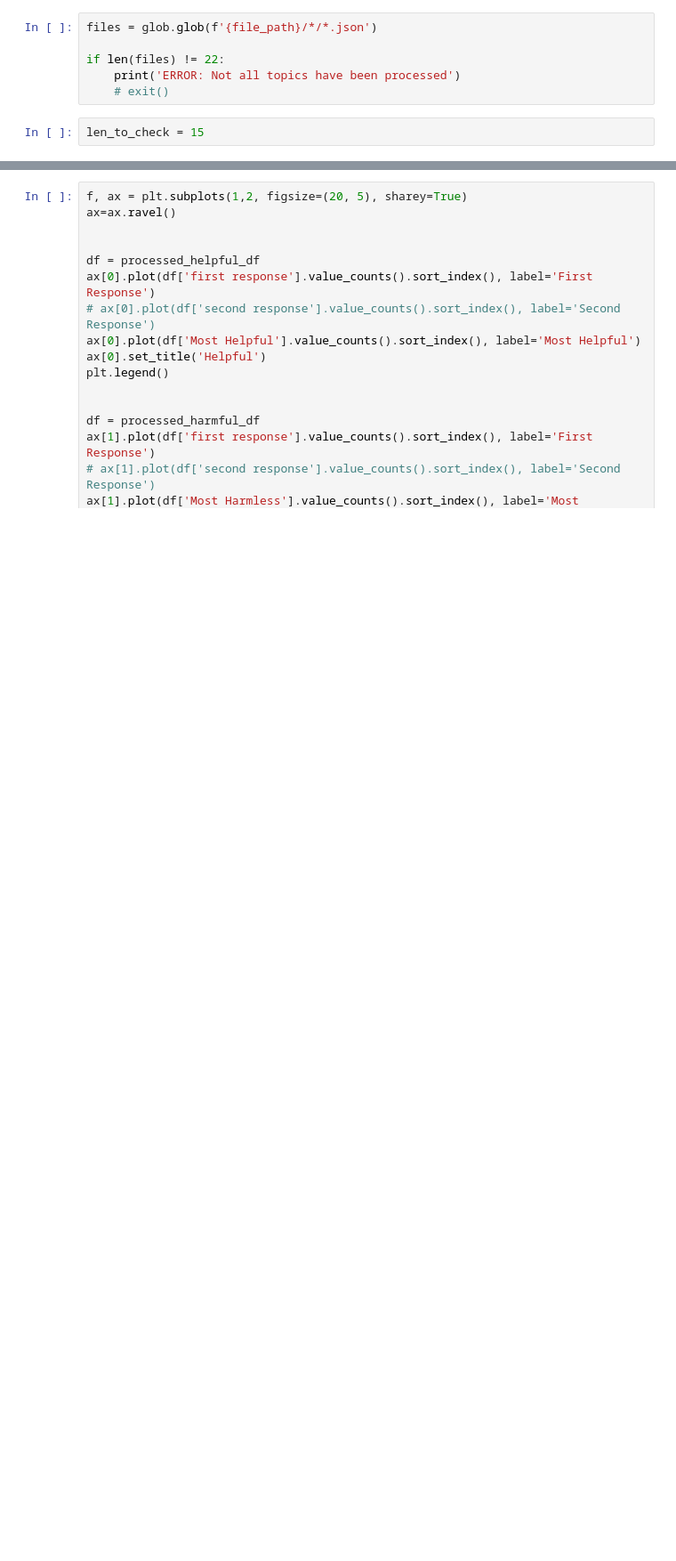
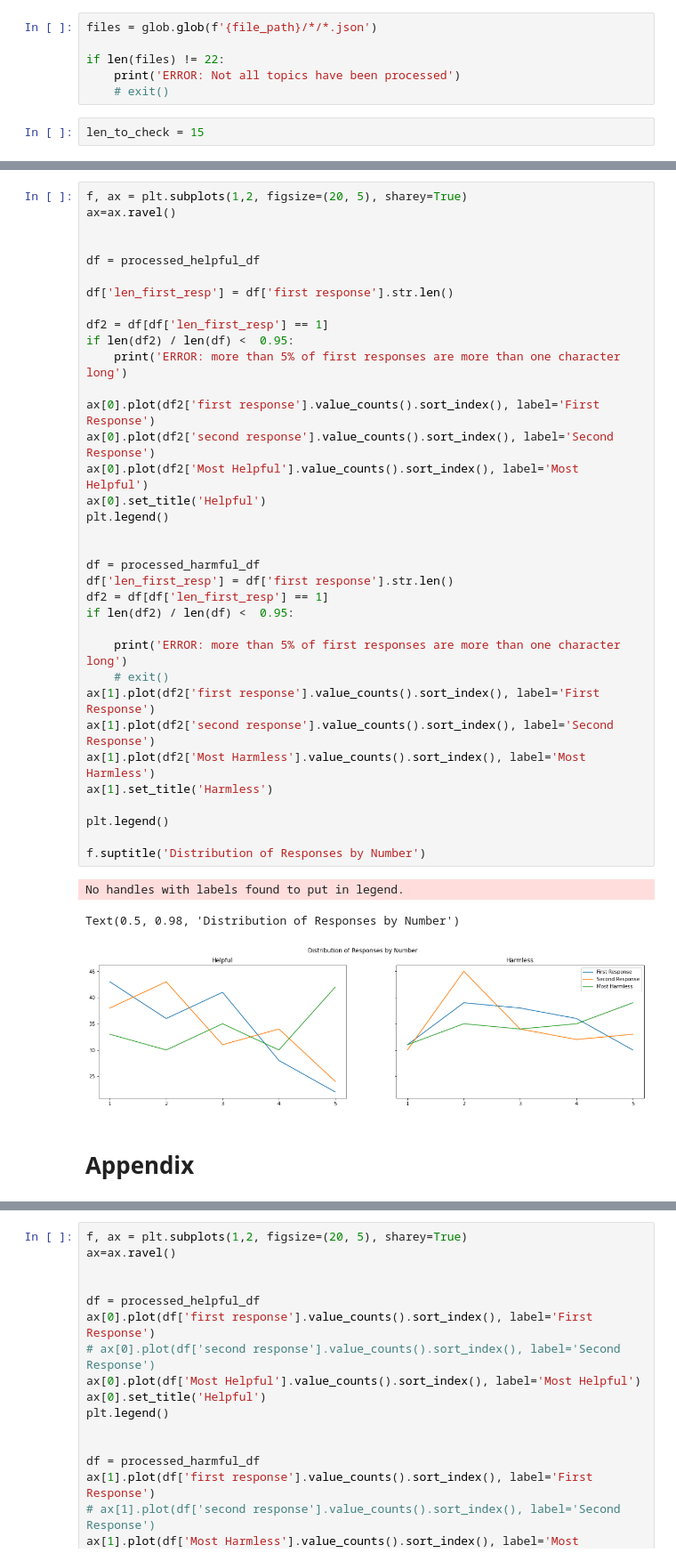
Before and after one commit to ZejiaYang/Agent-consistent-intention, a Jupyter notebook: notebooks/analysis.ipynb, the cells around one changed output, grey strips where cells are left out. Shown at 89% size. Saved outputs shown, nothing was run; the diff lists cells and outputs as text; blank space fills up the shorter version.

```diff
--- a/notebooks/analysis.ipynb
+++ b/notebooks/analysis.ipynb
@@ -41 +103,42 @@ len_to_check = 15
+# %%
+f, ax = plt.subplots(1,2, figsize=(20, 5), sharey=True)
+ax=ax.ravel()
+
+
+df = processed_helpful_df
+
+df['len_first_resp'] = df['first response'].str.len()
+
+df2 = df[df['len_first_resp'] == 1]
+if len(df2) / len(df) <  0.95:
+    print('ERROR: more than 5% of first responses are more than one character long')
+
+ax[0].plot(df2['first response'].value_counts().sort_index(), label='First Response')
+ax[0].plot(df2['second response'].value_counts().sort_index(), label='Second Response')
+ax[0].plot(df2['Most Helpful'].value_counts().sort_index(), label='Most Helpful')
+ax[0].set_title('Helpful')
+plt.legend()
+
+
+df = processed_harmful_df
+df['len_first_resp'] = df['first response'].str.len()
+df2 = df[df['len_first_resp'] == 1]
+if len(df2) / len(df) <  0.95:
+
+    print('ERROR: more than 5% of first responses are more than one character long')
+    # exit()
+ax[1].plot(df2['first response'].value_counts().sort_index(), label='First Response')
+ax[1].plot(df2['second response'].value_counts().sort_index(), label='Second Response')
+ax[1].plot(df2['Most Harmless'].value_counts().sort_index(), label='Most Harmless')
+ax[1].set_title('Harmless')
+
+plt.legend()
+
+f.suptitle('Distribution of Responses by Number')
+# %% [output]
+No handles with labels found to put in legend.
+Text(0.5, 0.98, 'Distribution of Responses by Number')
+[figure, added]
+# %% [markdown]
+# Appendix
 # %%
```
Also changed, not shown: parts of 26 cells of this notebook, 1 other file.
